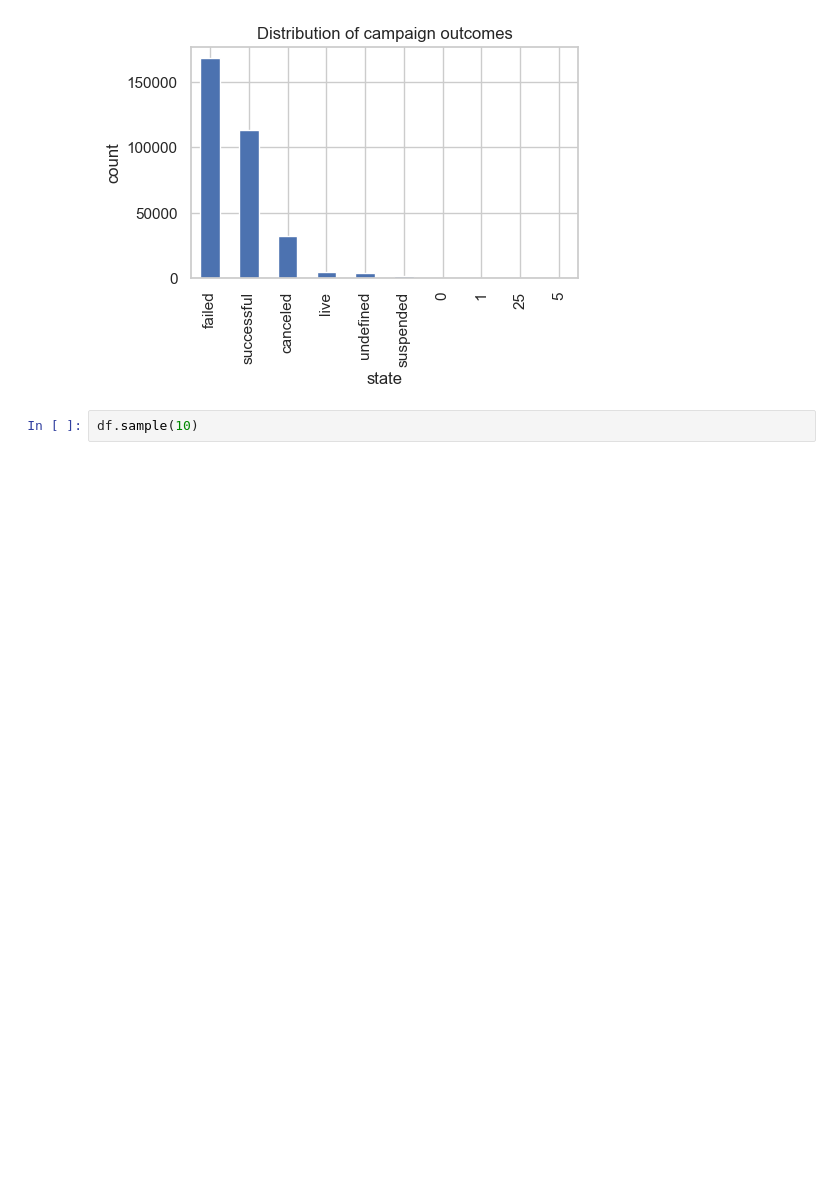
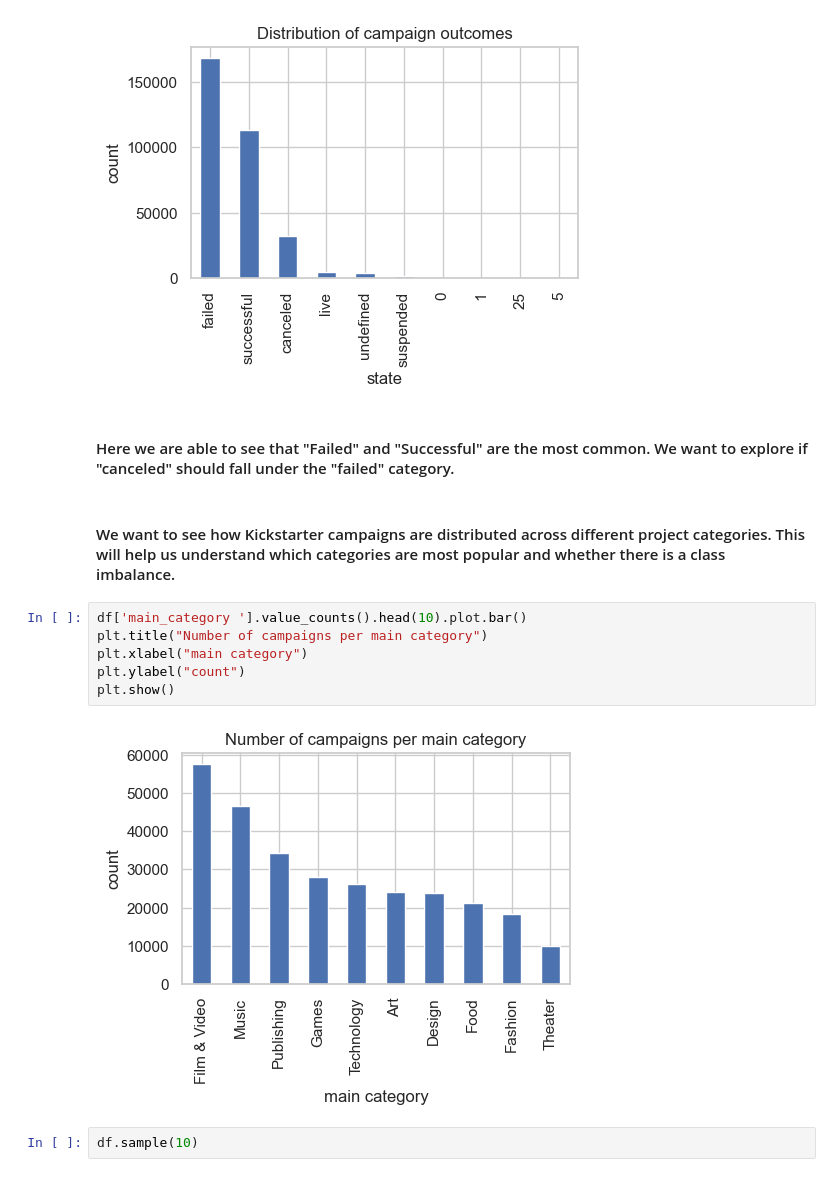
Before and after one commit to Sirraff/kickstarter_project, a Jupyter notebook: kick_learner.ipynb, the cells around one changed output. Drawn from its saved outputs; the diff is of its cells as text; blank space fills up the shorter version.

Commit message:
some plots

```diff
--- a/kick_learner.ipynb
+++ b/kick_learner.ipynb
@@ -101,6 +103,18 @@ plt.ylabel('count')
 plt.show()
 # %% [output]
 [figure]
+# %% [markdown]
+#### Here we are able to see that "Failed" and "Successful" are the most common. We want to explore if "canceled" should fall under the "failed" category.
+# %% [markdown]
+#### We want to see how Kickstarter campaigns are distributed across different project categories. This will help us understand which categories are most popular and whether there is a class imbalance.
+# %%
+df['main_category '].value_counts().head(10).plot.bar()
+plt.title("Number of campaigns per main category")
+plt.xlabel("main category")
+plt.ylabel("count")
+plt.show()
+# %% [output]
+[figure, added]
 # %%
 df.sample(10)
 # %% [output]
```
Also changed, not shown: parts of 1 cell of this notebook, 1 other file.
